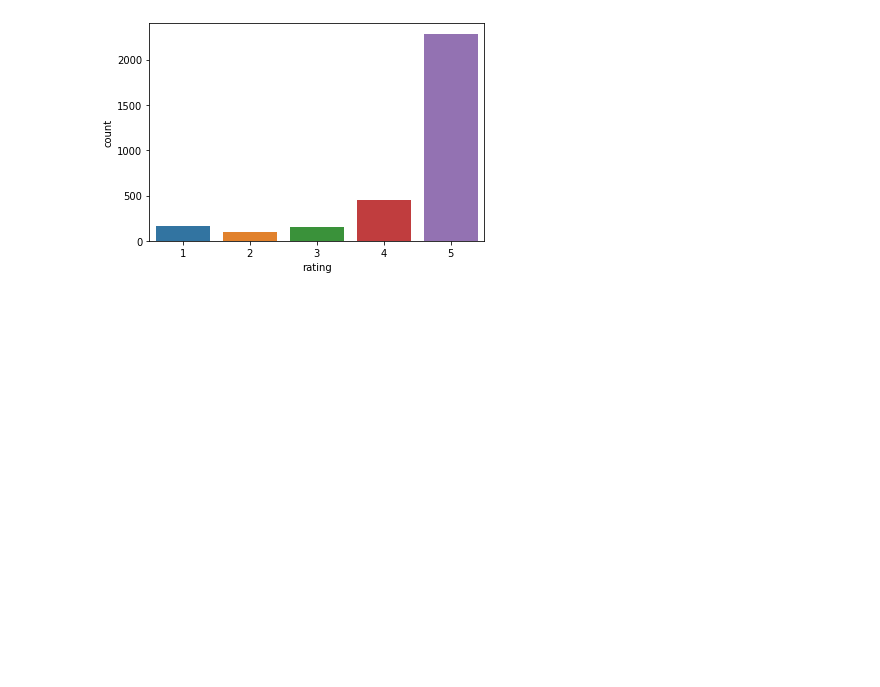
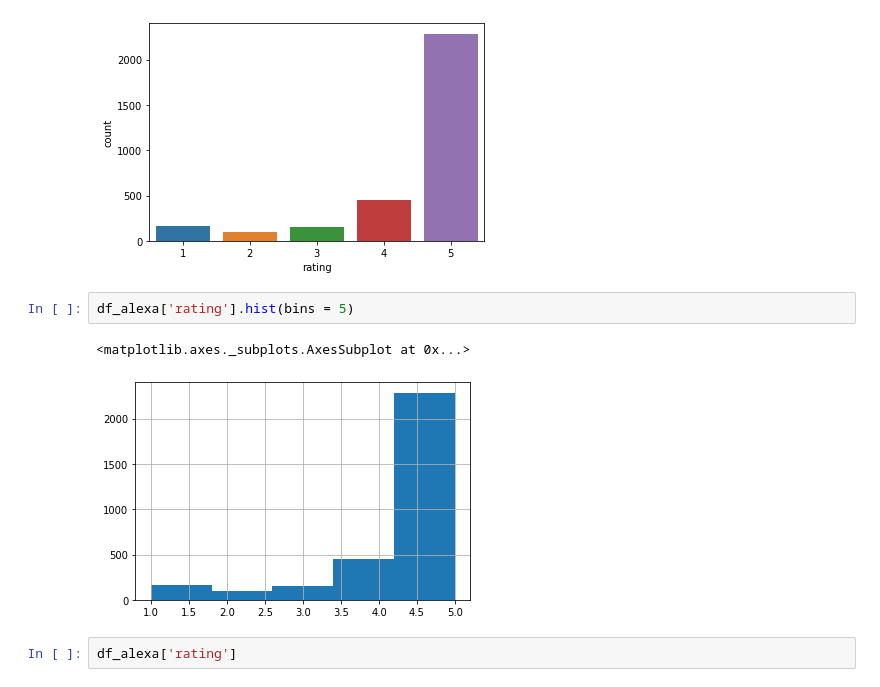
Before and after one commit to nitinware/Config-Master, a Jupyter notebook: 5_Classify_Online_Text_Reviews.ipynb, the cells around one changed output. Saved outputs shown, nothing was run; the diff lists cells and outputs as text; blank space fills up the shorter version.

```diff
--- a/5_Classify_Online_Text_Reviews.ipynb
+++ b/5_Classify_Online_Text_Reviews.ipynb
@@ -103,3 +103,10 @@ sns.countplot(x = 'rating', data= df_alexa)
 # %% [output]
 <matplotlib.axes._subplots.AxesSubplot at 0x...>
 [figure]
+# %%
+df_alexa['rating'].hist(bins = 5)
+# %% [output]
+<matplotlib.axes._subplots.AxesSubplot at 0x...>
+[figure, added]
+# %%
+df_alexa['rating']
```
